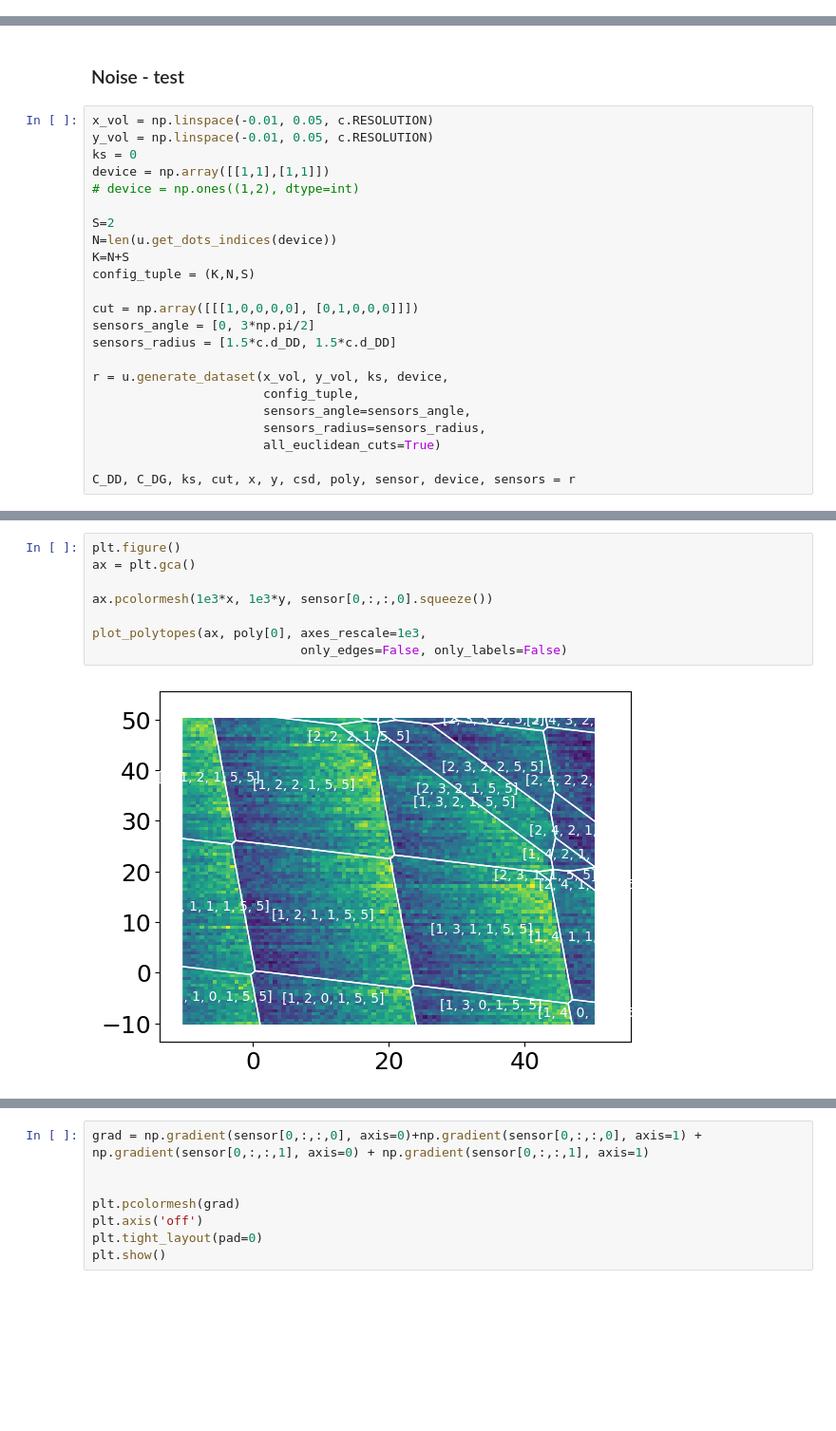
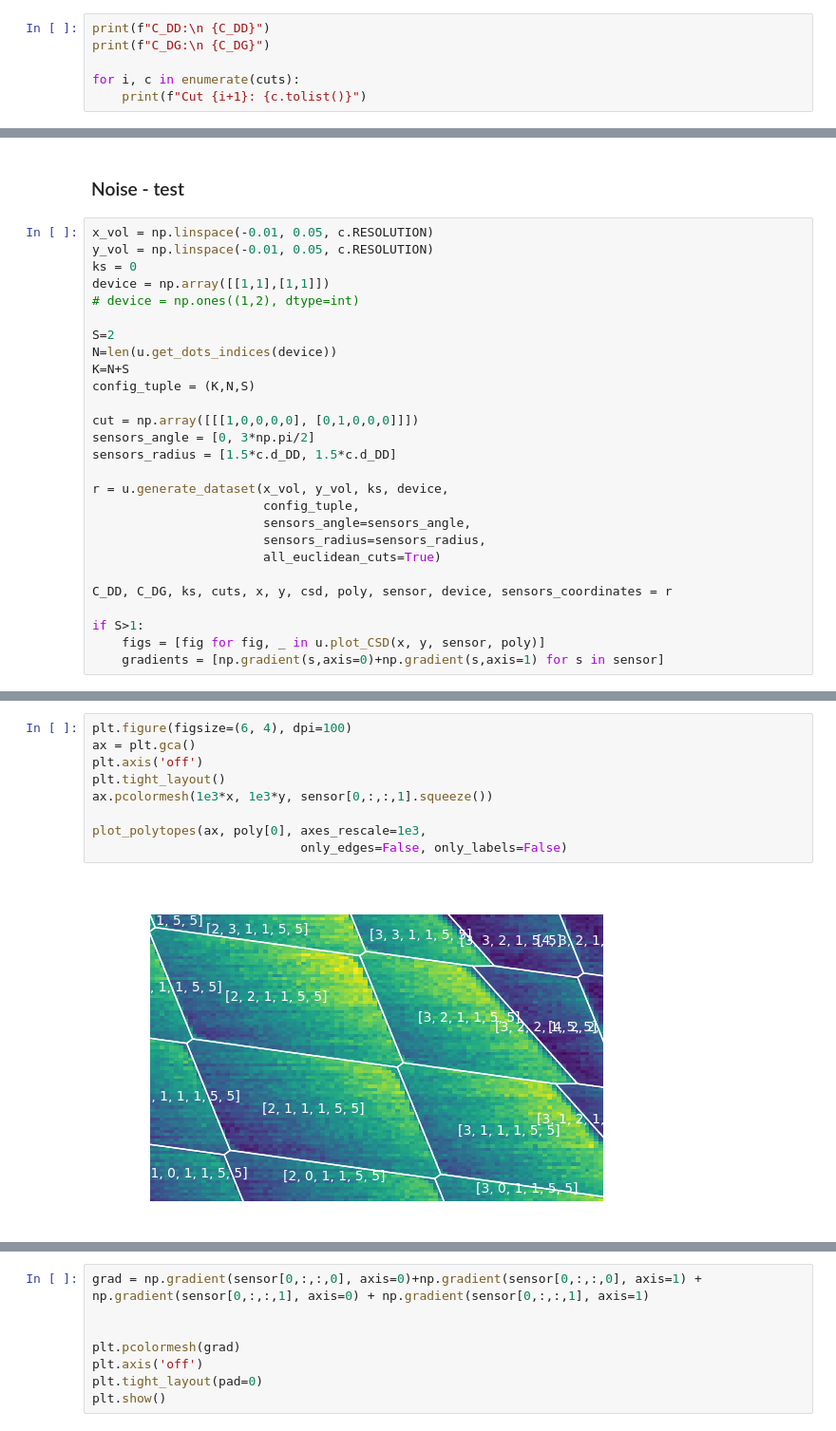
Before and after one commit to KREFT-QS-13/learning-QDs-parameters, a Jupyter notebook: example.ipynb, the cells around one changed output, grey strips where cells are left out. Shown at 95% size. Cells and saved outputs as stored; diff of their text form; blank space fills up the shorter version.

```diff
--- a/example.ipynb
+++ b/example.ipynb
@@ -19,0 +147,6 @@ import h5py
+# %%
+print(f"C_DD:\n {C_DD}")
+print(f"C_DG:\n {C_DG}")
+
+for i, c in enumerate(cuts):
+    print(f"Cut {i+1}: {c.tolist()}")
@@ -251,7 +411,11 @@ r = u.generate_dataset(x_vol, y_vol, ks, device,
                        sensors_radius=sensors_radius,
                        all_euclidean_cuts=True)
 
-C_DD, C_DG, ks, cut, x, y, csd, poly, sensor, device, sensors = r
+C_DD, C_DG, ks, cuts, x, y, csd, poly, sensor, device, sensors_coordinates = r
+
+if S>1:
+    figs = [fig for fig, _ in u.plot_CSD(x, y, sensor, poly)]
+    gradients = [np.gradient(s,axis=0)+np.gradient(s,axis=1) for s in sensor]
 # %% [output]
 Generating dataset for (6, 4, 2) configuration
 EXPERIMENT INITIALIZED
@@ -289,10 +486,11 @@ figs_and_ax = u.plot_CSD(x, y, sensor, poly)
 # %%
-plt.figure()
+plt.figure(figsize=(6, 4), dpi=100)
 ax = plt.gca()
-
-ax.pcolormesh(1e3*x, 1e3*y, sensor[0,:,:,0].squeeze())
+plt.axis('off')
+plt.tight_layout()
+ax.pcolormesh(1e3*x, 1e3*y, sensor[0,:,:,1].squeeze())
 
 plot_polytopes(ax, poly[0], axes_rescale=1e3,
                             only_edges=False, only_labels=False)
 # %% [output]
-[figure, old version]
+[figure, new version]
```
Also changed, not shown: parts of 13 cells of this notebook, 2 other files.
